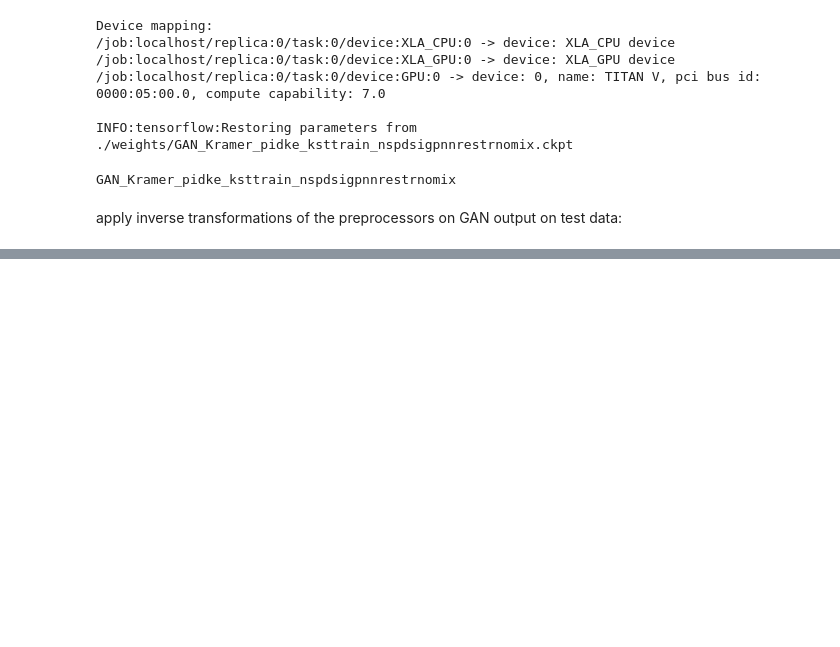
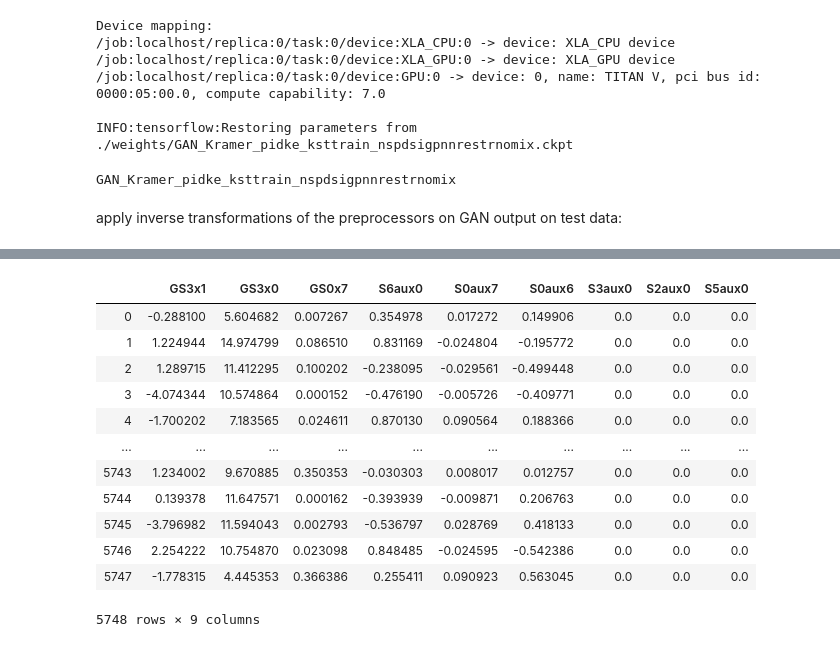
Before and after one commit to weissercn/LHCb_PID_Compression, a Jupyter notebook: exp_3_features/GAN_Kramer_apart-ke_ksttrain_nspdsigpnnrestrnomix.ipynb, the cells around one changed output, grey strips where cells are left out. Drawn from its saved outputs; the diff is of its cells as text; code cells hidden in the pictures; blank space fills up the shorter version.

```diff
--- a/exp_3_features/GAN_Kramer_apart-ke_ksttrain_nspdsigpnnrestrnomix.ipynb
+++ b/exp_3_features/GAN_Kramer_apart-ke_ksttrain_nspdsigpnnrestrnomix.ipynb
@@ -479,0 +500,34 @@ df_temp_full_enc.to_csv("./data/generated_pid{}.csv".format(MODEL_NAME), index=N
+# %%
+data_test_raw = data_test.copy(deep=True)
+
+GEANT_test_transformed = max_abs_scaler.inverse_transform(np.concatenate([data_pid[vars_list_aux][:len(test_generated)].values, data_test_raw[out_columns].values], axis=1))
+GEANT_test_transformed = robust_scaler.inverse_transform(GEANT_test_transformed)
+
+# save transformed test to csv
+GEANT_df_temp_enc = pd.DataFrame(GEANT_test_transformed[:, -len(out_columns):], columns=out_columns)
+data_test_proc = pd.DataFrame(np.concatenate([GEANT_df_temp_enc, data_test[['S6aux0', 'S0aux7', 'S0aux6', 'S3aux0', 'S2aux0', 'S5aux0']]], axis=1), columns=out_columns+['S6aux0','S0aux7', 'S0aux6', 'S3aux0', 'S2aux0', 'S5aux0'])
+
+#print(data_test_proc)
+data_test_proc.insert(len(out_columns)-1+1,'GS0x7',data_test_proc['GS0x7_invsigmoid'].apply(sigmoid))
+
+#print(data_test_proc)
+#df_temp_full_enc['GS0x7'] = data_all_pids['GS0x7_invsigmoid'].apply(sigmoid)
+data_test_proc.drop("GS0x7_invsigmoid", axis=1, inplace=True)
+
+#data_test_proc['GS0x7']=data_test_proc['GS0x7_invsigmoid'].apply(sigmoid)
+#data_test_proc.drop("GS0x7_invsigmoid", axis=1, inplace=True)
+data_test_proc
+# %% [output]
+|  | GS3x1 | GS3x0 | GS0x7 | S6aux0 | S0aux7 | S0aux6 | S3aux0 | S2aux0 | S5aux0 |
+| 0 | -0.288100 | 5.604682 | 0.007267 | 0.354978 | 0.017272 | 0.149906 | 0.0 | 0.0 | 0.0 |
+| 1 | 1.224944 | 14.974799 | 0.086510 | 0.831169 | -0.024804 | -0.195772 | 0.0 | 0.0 | 0.0 |
+| 2 | 1.289715 | 11.412295 | 0.100202 | -0.238095 | -0.029561 | -0.499448 | 0.0 | 0.0 | 0.0 |
+| 3 | -4.074344 | 10.574864 | 0.000152 | -0.476190 | -0.005726 | -0.409771 | 0.0 | 0.0 | 0.0 |
+| 4 | -1.700202 | 7.183565 | 0.024611 | 0.870130 | 0.090564 | 0.188366 | 0.0 | 0.0 | 0.0 |
+| ... | ... | ... | ... | ... | ... | ... | ... | ... | ... |
+| 5743 | 1.234002 | 9.670885 | 0.350353 | -0.030303 | 0.008017 | 0.012757 | 0.0 | 0.0 | 0.0 |
+| 5744 | 0.139378 | 11.647571 | 0.000162 | -0.393939 | -0.009871 | 0.206763 | 0.0 | 0.0 | 0.0 |
+| 5745 | -3.796982 | 11.594043 | 0.002793 | -0.536797 | 0.028769 | 0.418133 | 0.0 | 0.0 | 0.0 |
+| 5746 | 2.254222 | 10.754870 | 0.023098 | 0.848485 | -0.024595 | -0.542386 | 0.0 | 0.0 | 0.0 |
+| 5747 | -1.778315 | 4.445353 | 0.366386 | 0.255411 | 0.090923 | 0.563045 | 0.0 | 0.0 | 0.0 |
+5748 rows × 9 columns
```
Also changed, not shown: parts of 11 cells of this notebook, 3 other files.
